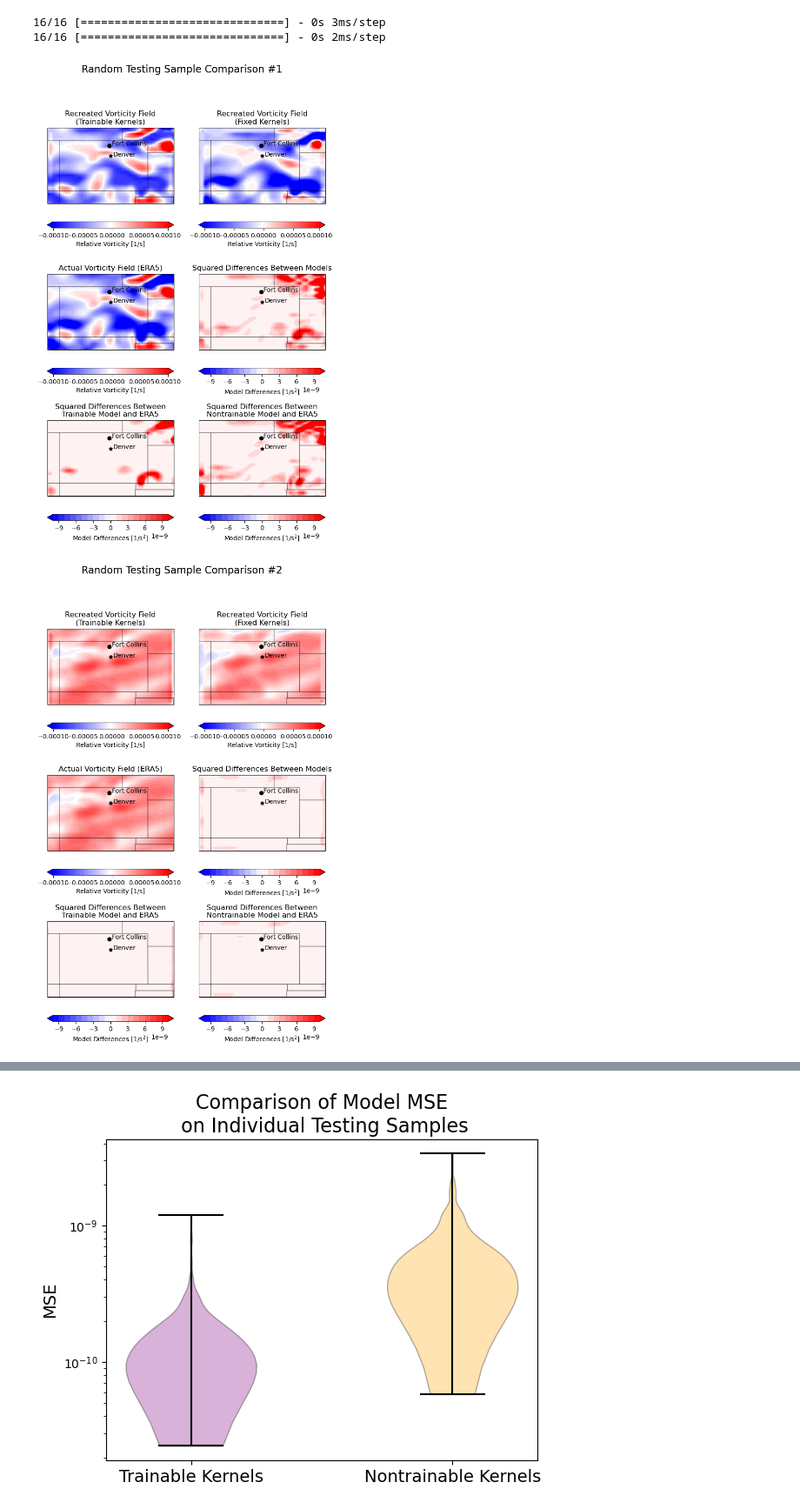
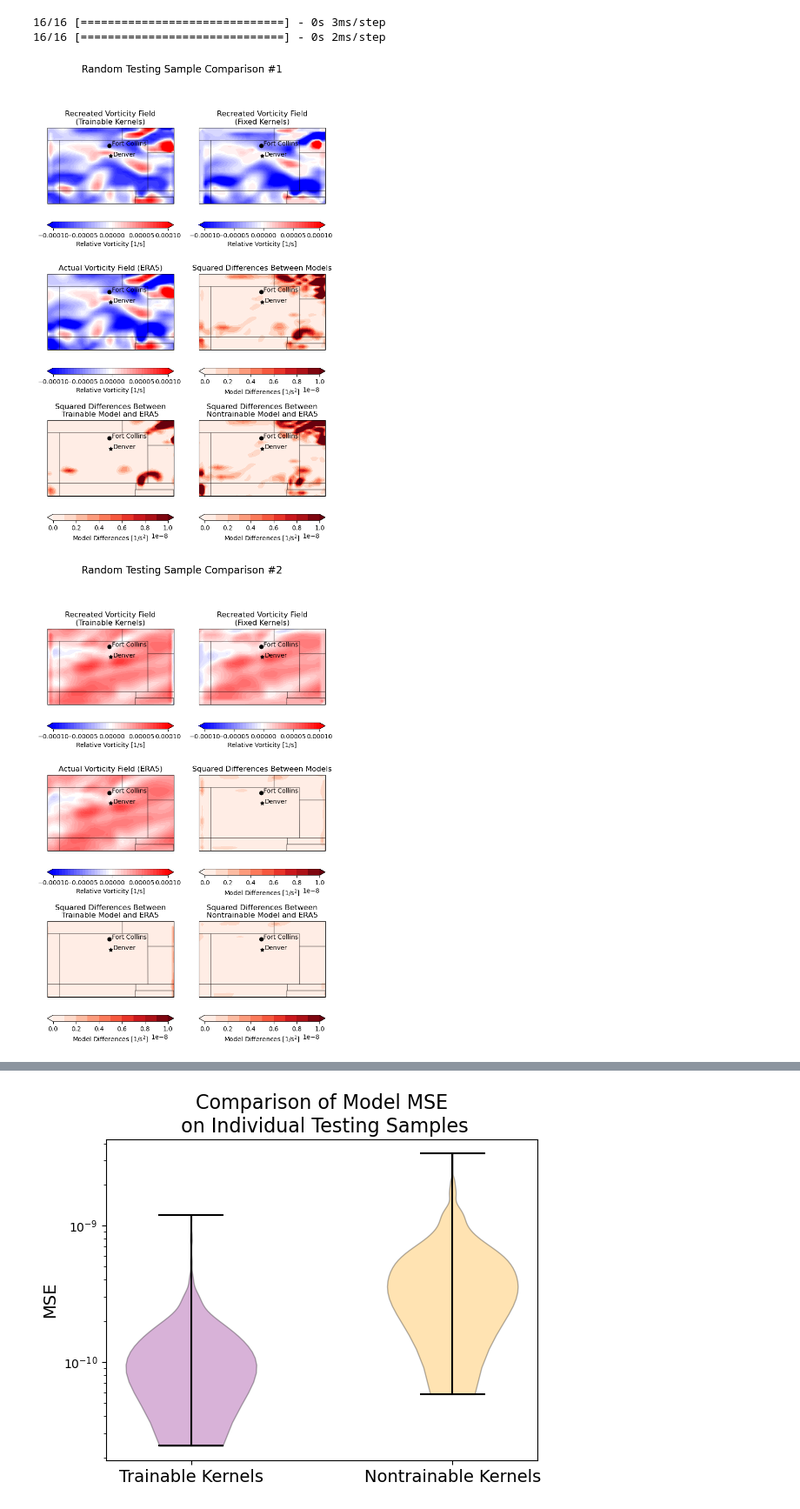
Before and after one commit to JustinRHudson/ATS780_HW2, a Jupyter notebook: CODE/Model_Comparison.ipynb, the cells around one changed output, grey strips where cells are left out. Shown at 87% size. Drawn from its saved outputs; the diff is of its cells as text; code cells hidden in the pictures.

```diff
--- a/CODE/Model_Comparison.ipynb
+++ b/CODE/Model_Comparison.ipynb
@@ -358,8 +358,8 @@ random_test_samples = np.random.randint(0,x_test.shape[0],3)
 levs = np.arange(-1e-4,1e-4,5e-6)
 cticks = [-1e-4,-5e-5,0,5e-5,1e-4]
 
-dif_levs = np.arange(-1e-8,1.1e-8,1e-9)
-dif_cticks = [-1e-8,-5e-9,0,5e-9,1e-8]
+dif_levs = np.arange(0,1.1e-8,1e-9)
+dif_cticks = [0,2.5-9,5e-9,7.5e-9,1e-8]
 # %%
 
 img = random_test_samples[0]
@@ -393,37 +393,37 @@ ax[1,0].set_title('Actual Vorticity Field (ERA5)')
 
 # Axis 1,1 is the differences between the models squared
 ax[1,1].add_feature(cfeature.STATES,alpha = 0.3)
-cf11 = ax[1,1].contourf(lons,lats,model_dif,extend = 'both',cmap = 'bwr',levels = dif_levs)
+cf11 = ax[1,1].contourf(lons,lats,model_dif,extend = 'both',cmap = 'Reds',levels = dif_levs)
 plt.colorbar(cf11,orientation = 'horizontal',label = 'Model Differences [1/s$^2$]')
 ax[1,1].set_title('Squared Differences Between Models')
 
 # Axis 2,0 is the difference between the Var Filt Model and the Actual Squared
 ax[2,0].add_feature(cfeature.STATES,alpha = 0.3)
-cf20 = ax[2,0].contourf(lons,lats,actual_tt_dif,extend = 'both',cmap = 'bwr', levels = dif_levs)
+cf20 = ax[2,0].contourf(lons,lats,actual_tt_dif,extend = 'both',cmap = 'Reds', levels = dif_levs)
 plt.colorbar(cf20,orientation = 'horizontal',label = 'Model Differences [1/s$^2$]')
 ax[2,0].set_title('Squared Differences Between\nTrainable Model and ERA5')
 
 # Axis 2,1 is the difference between the Fix Filt Model and the Actual Squared
 ax[2,1].add_feature(cfeature.STATES,alpha = 0.3)
-cf21 = ax[2,1].contourf(lons,lats,actual_nt_dif,extend = 'both',cmap = 'bwr', levels = dif_levs)
+cf21 = ax[2,1].contourf(lons,lats,actual_nt_dif,extend = 'both',cmap = 'Reds', levels = dif_levs)
 plt.colorbar(cf21,orientation = 'horizontal',label = 'Model Differences [1/s$^2$]')
 ax[2,1].set_title('Squared Differences Between\nNontrainable Model and ERA5')
 
 for a in ax:
     for b in a:
         b.scatter(-104.9903,39.7392,color = 'k',marker = '*')
         b.text(-104.8,39.7392,'Denver',color = 'k')
         b.scatter(-105.0844,40.5853,color = 'k')
         b.text(-104.9,40.5853,'Fort Collins')
 
 plt.suptitle("Random Testing Sample Comparison #1",fontsize = 16)
 os.chdir(figure_path)
 plt.savefig("Testing_Sample_Comp_1.png",dpi = 400,bbox_inches = 'tight')
 
 
 plt.show()
 # %% [output]
-[figure, old version]
+[figure, new version]
 # %%
 
 img = random_test_samples[1]
@@ -457,19 +457,19 @@ ax[1,0].set_title('Actual Vorticity Field (ERA5)')
 
 # Axis 1,1 is the differences between the models squared
 ax[1,1].add_feature(cfeature.STATES,alpha = 0.3)
-cf11 = ax[1,1].contourf(lons,lats,model_dif,extend = 'both',cmap = 'bwr',levels = dif_levs)
+cf11 = ax[1,1].contourf(lons,lats,model_dif,extend = 'both',cmap = 'Reds',levels = dif_levs)
 plt.colorbar(cf11,orientation = 'horizontal',label = 'Model Differences [1/s$^2$]')
 ax[1,1].set_title('Squared Differences Between Models')
 
 # Axis 2,0 is the difference between the Var Filt Model and the Actual Squared
 ax[2,0].add_feature(cfeature.STATES,alpha = 0.3)
-cf20 = ax[2,0].contourf(lons,lats,actual_tt_dif,extend = 'both',cmap = 'bwr', levels = dif_levs)
+cf20 = ax[2,0].contourf(lons,lats,actual_tt_dif,extend = 'both',cmap = 'Reds', levels = dif_levs)
 plt.colorbar(cf20,orientation = 'horizontal',label = 'Model Differences [1/s$^2$]')
 ax[2,0].set_title('Squared Differences Between\nTrainable Model and ERA5')
 
 # Axis 2,1 is the difference between the Fix Filt Model and the Actual Squared
 ax[2,1].add_feature(cfeature.STATES,alpha = 0.3)
-cf21 = ax[2,1].contourf(lons,lats,actual_nt_dif,extend = 'both',cmap = 'bwr', levels = dif_levs)
+cf21 = ax[2,1].contourf(lons,lats,actual_nt_dif,extend = 'both',cmap = 'Reds', levels = dif_levs)
 plt.colorbar(cf21,orientation = 'horizontal',label = 'Model Differences [1/s$^2$]')
 ax[2,1].set_title('Squared Differences Between\nNontrainable Model and ERA5')
 
@@ -488,7 +488,7 @@ plt.savefig("Testing_Sample_Comp_2.png",dpi = 400,bbox_inches = 'tight')
 
 plt.show()
 # %% [output]
-[figure, old version]
+[figure, new version]
 # %%
 
 img = random_test_samples[2]
```
Also changed, not shown: parts of 6 cells of this notebook.
